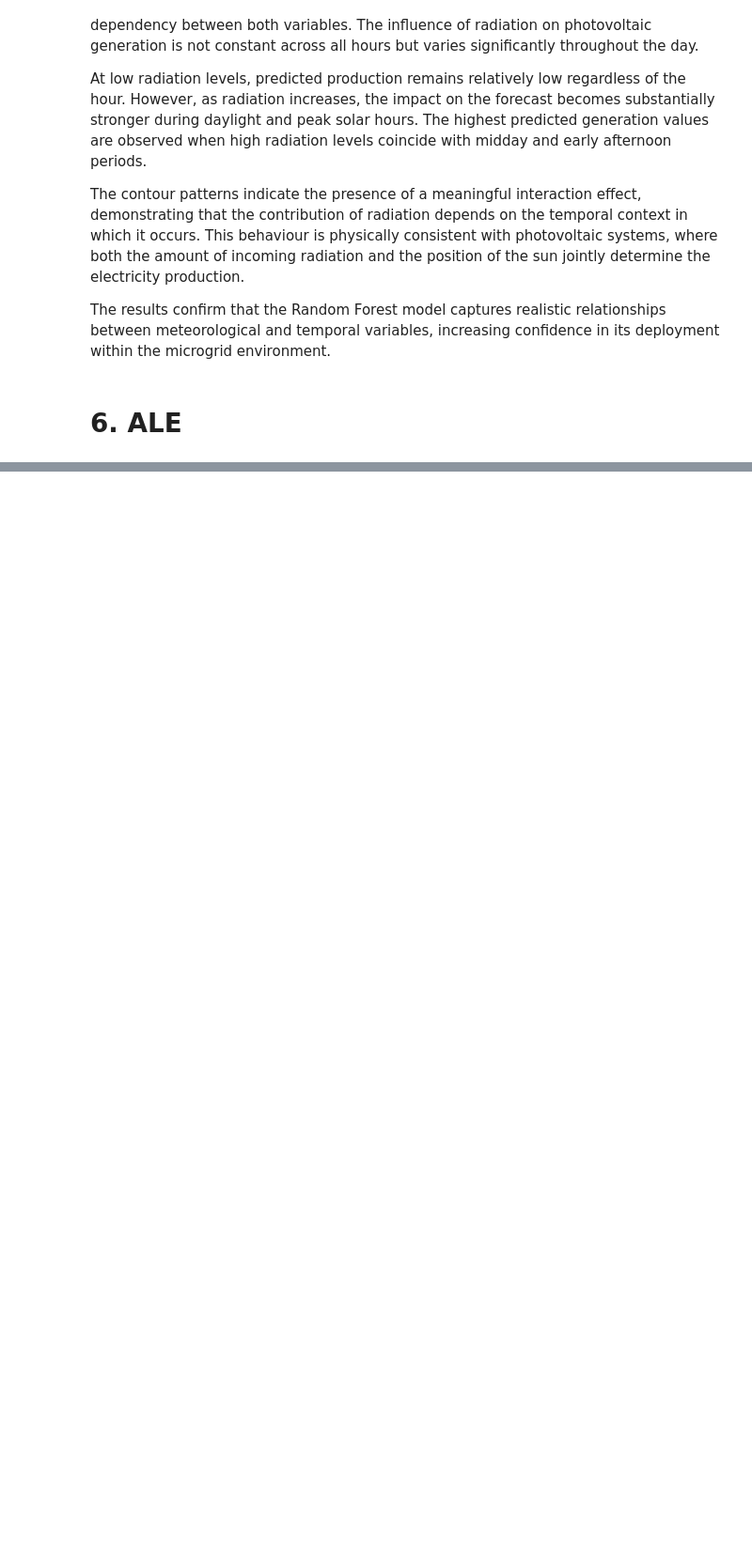
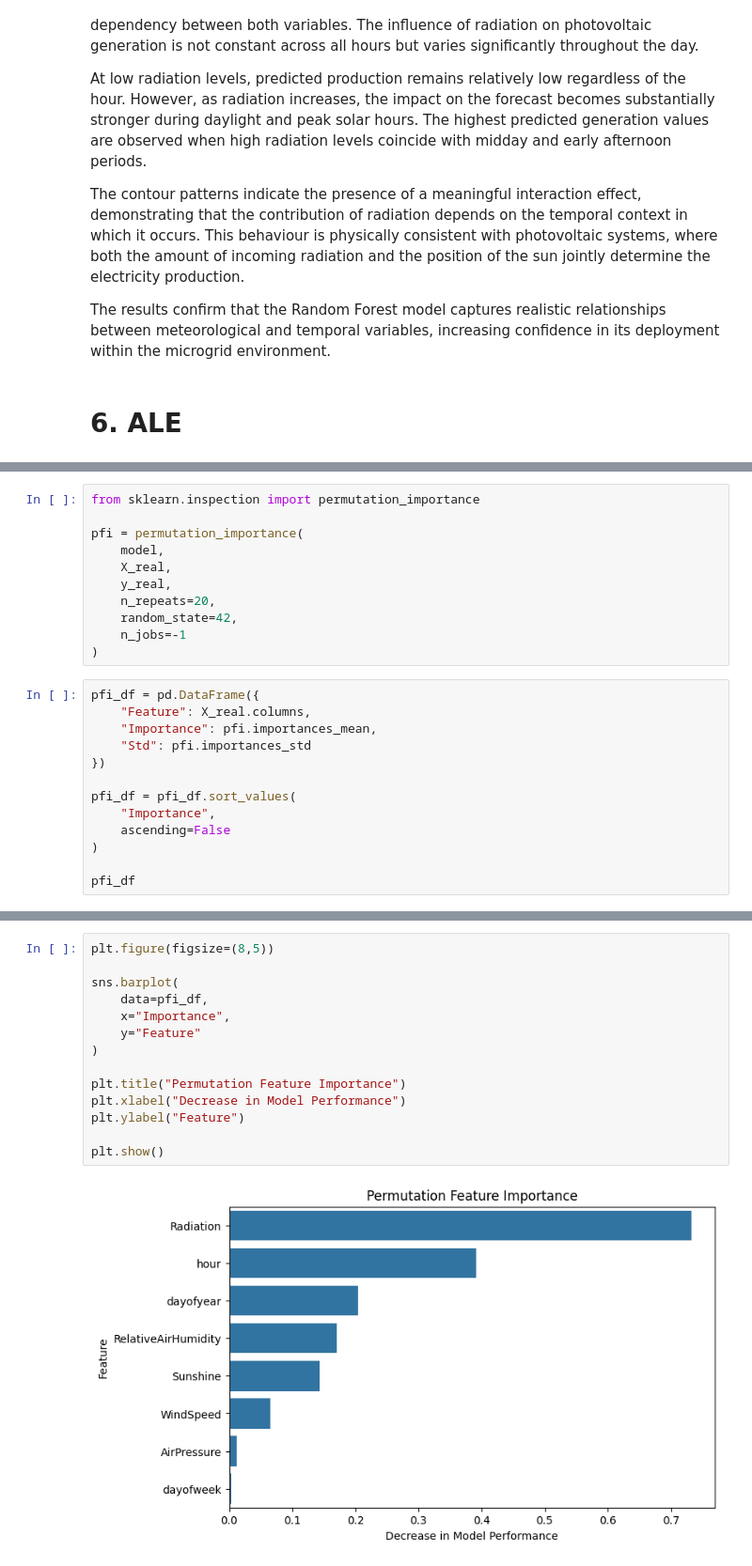
Before and after one commit to NereaPerez473/Reto04_Grupo05, a Jupyter notebook: xAI/Global_Solar.ipynb, the cells around one changed output, grey strips where cells are left out. Shown at 94% size. Saved outputs shown, nothing was run; the diff lists cells and outputs as text; blank space fills up the shorter version.

```diff
--- a/xAI/Global_Solar.ipynb
+++ b/xAI/Global_Solar.ipynb
@@ -246,0 +314,24 @@ The results confirm that the Random Forest model captures realistic relationship
+# %%
+from sklearn.inspection import permutation_importance
+
+pfi = permutation_importance(
+    model,
+    X_real,
+    y_real,
+    n_repeats=20,
+    random_state=42,
+    n_jobs=-1
+)
+# %%
+pfi_df = pd.DataFrame({
+    "Feature": X_real.columns,
+    "Importance": pfi.importances_mean,
+    "Std": pfi.importances_std
+})
+
+pfi_df = pfi_df.sort_values(
+    "Importance",
+    ascending=False
+)
+
+pfi_df
@@ -246,0 +348,16 @@ The results confirm that the Random Forest model captures realistic relationship
+# %%
+plt.figure(figsize=(8,5))
+
+sns.barplot(
+    data=pfi_df,
+    x="Importance",
+    y="Feature"
+)
+
+plt.title("Permutation Feature Importance")
+plt.xlabel("Decrease in Model Performance")
+plt.ylabel("Feature")
+
+plt.show()
+# %% [output]
+[figure, added]
```
Also changed, not shown: parts of 14 cells of this notebook.
